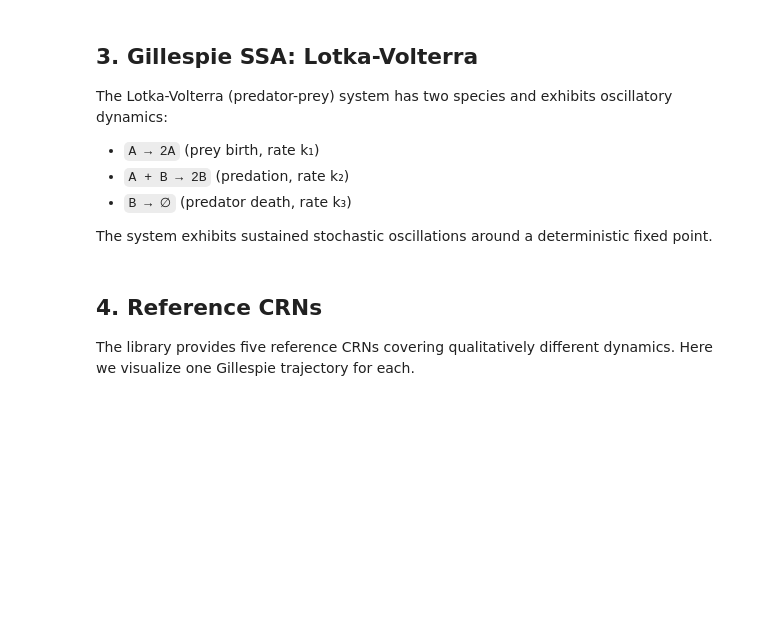
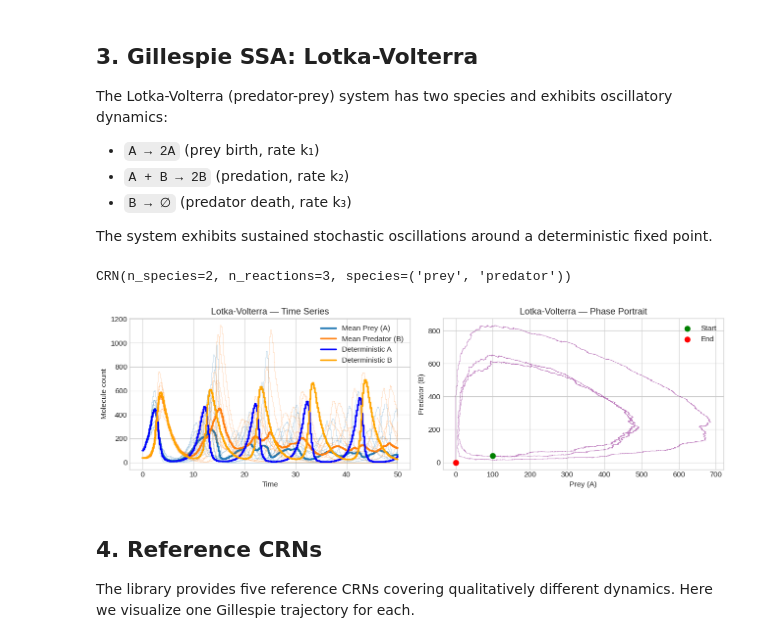
Before and after one commit to Mijan/CRN_Surrogate, a Jupyter notebook: notebooks/foundations/01_crn_and_simulation.ipynb, the cells around one changed output. Cells and saved outputs as stored; diff of their text form; code cells hidden in the pictures; blank space fills up the shorter version.

```diff
--- a/notebooks/foundations/01_crn_and_simulation.ipynb
+++ b/notebooks/foundations/01_crn_and_simulation.ipynb
@@ -164,7 +170,7 @@ print(crn_lv)
 
 time_grid_lv = torch.linspace(0.0, 50.0, 300)
 states_lv = Trajectory.stack_on_grid(
-    ssa.simulate_batch(
+    ssa_simulator.simulate_batch(
         stoichiometry=crn_lv.stoichiometry_matrix,
         propensity_fn=crn_lv.evaluate_propensities,
         initial_state=torch.tensor([100.0, 40.0]),
@@ -176,37 +182,44 @@ states_lv = Trajectory.stack_on_grid(
 ).numpy()
 t_grid_lv = time_grid_lv.numpy()
 
+states_lv_ode = ode_simulator.simulate(crn_lv, torch.tensor([100.0, 40.0]), t_max=50.0, n_trajectories=1, time_grid=time_grid_lv).numpy()
+
 fig, axes = plt.subplots(1, 2, figsize=(13, 4))
 
 # Time series
 plot_trajectory_ensemble(axes[0], t_grid_lv, states_lv, species_idx=0,
                          color="tab:blue", label="Mean Prey (A)")
 plot_trajectory_ensemble(axes[0], t_grid_lv, states_lv, species_idx=1,
                          color="tab:orange", label="Mean Predator (B)")
+plot_trajectory_ensemble(axes[0], time_grid_lv, states_lv_ode, species_idx=0, color="blue", label="Deterministic A")
+plot_trajectory_ensemble(axes[0], time_grid_lv, states_lv_ode, species_idx=1, color="orange",  label="Deterministic B")
 axes[0].set_xlabel("Time")
 axes[0].set_ylabel("Molecule count")
 axes[0].set_title("Lotka-Volterra — Time Series")
 axes[0].legend()
 
 # Phase portrait from a single long trajectory
-traj_lv = ssa.simulate(
+traj_lv = ssa_simulator.simulate(
     stoichiometry=crn_lv.stoichiometry_matrix,
     propensity_fn=crn_lv.evaluate_propensities,
     initial_state=torch.tensor([100.0, 40.0]),
     t_max=50.0,
     max_reactions=500_000,
 )
 st = traj_lv.states.numpy()
 axes[1].plot(st[:, 0], st[:, 1], alpha=0.5, linewidth=0.6, color="purple")
 axes[1].scatter(st[0, 0], st[0, 1], color="green", s=60, zorder=5, label="Start")
 axes[1].scatter(st[-1, 0], st[-1, 1], color="red", s=60, zorder=5, label="End")
 axes[1].set_xlabel("Prey (A)")
 axes[1].set_ylabel("Predator (B)")
 axes[1].set_title("Lotka-Volterra — Phase Portrait")
 axes[1].legend()
 
 plt.tight_layout()
 plt.show()
+# %% [output]
+CRN(n_species=2, n_reactions=3, species=('prey', 'predator'))
+[figure, added]
 # %% [markdown]
 ## 4. Reference CRNs
 
```
Also changed, not shown: parts of 8 cells of this notebook.
